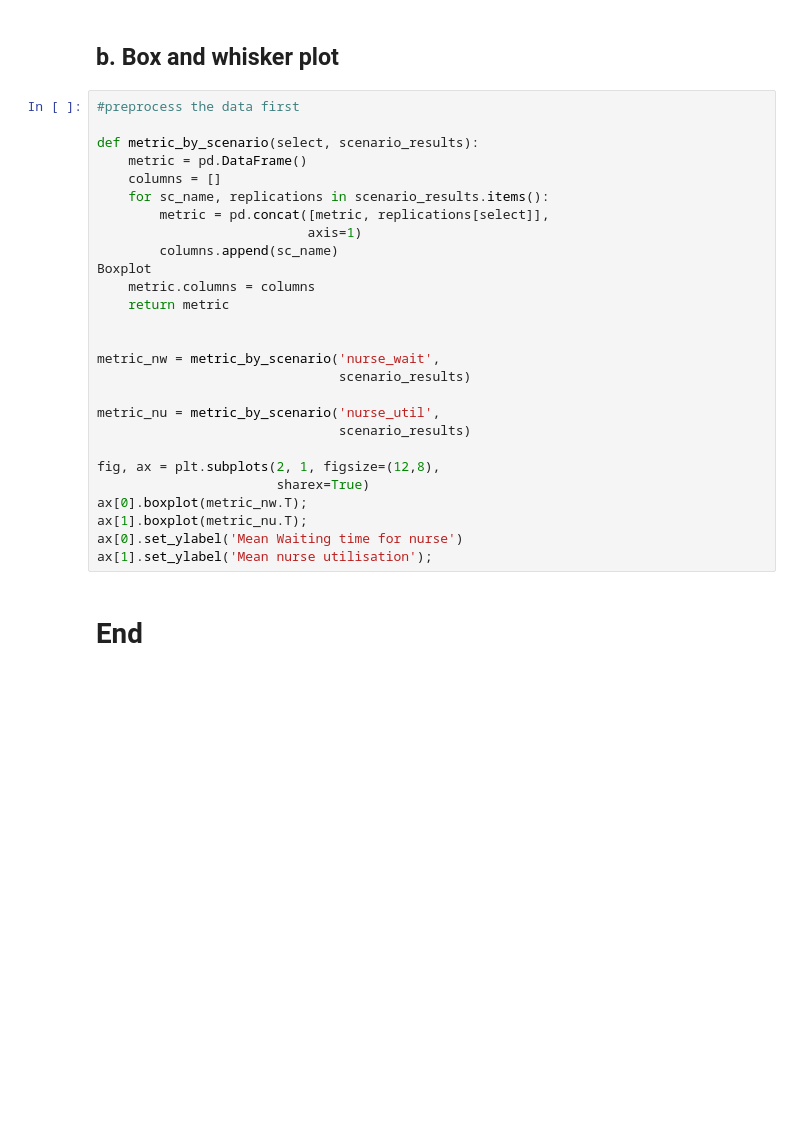
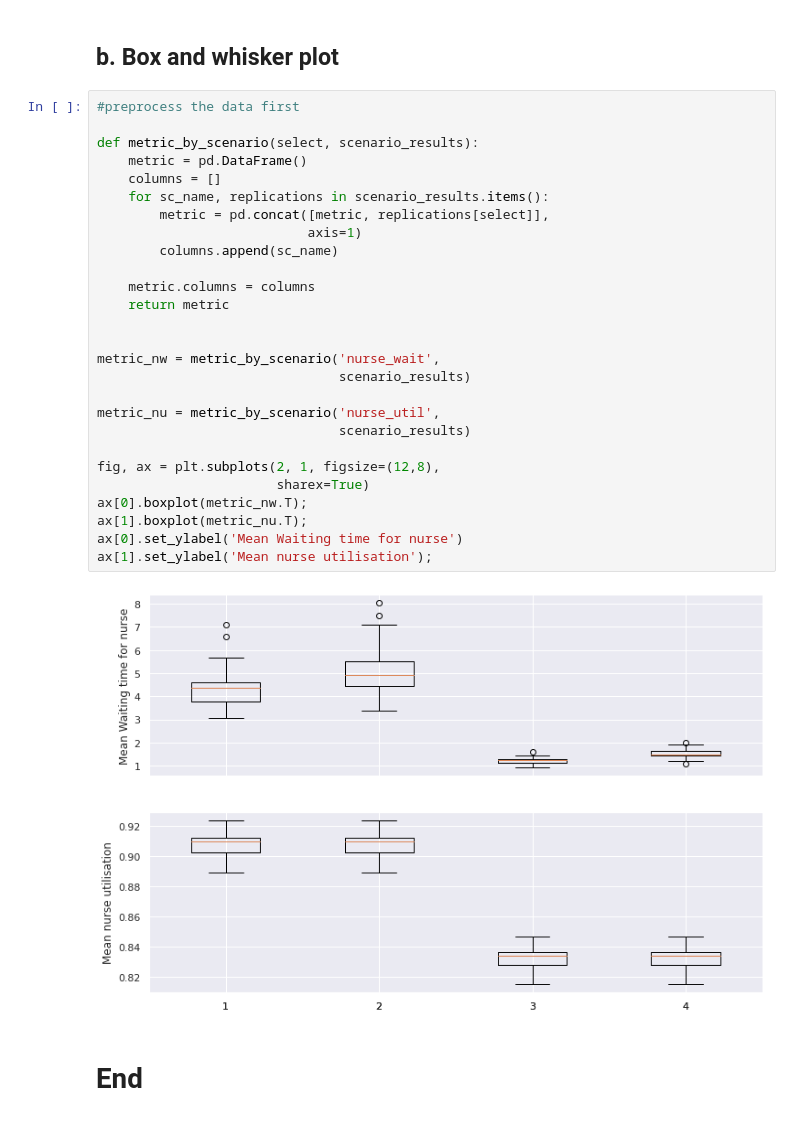
Before and after one commit to health-data-science-OR/stochastic_systems, a Jupyter notebook: labs/simulation/output_analysis/output_analysis_SOLUTIONS.ipynb, the cells around one changed output. Saved outputs shown, nothing was run; the diff lists cells and outputs as text; blank space fills up the shorter version.

```diff
--- a/labs/simulation/output_analysis/output_analysis_SOLUTIONS.ipynb
+++ b/labs/simulation/output_analysis/output_analysis_SOLUTIONS.ipynb
@@ -975,29 +1016,31 @@ ax.set_ylabel('Waiting time for nurse');
 # %%
 #preprocess the data first
 
 def metric_by_scenario(select, scenario_results):
     metric = pd.DataFrame()
     columns = []
     for sc_name, replications in scenario_results.items():
         metric = pd.concat([metric, replications[select]],
                            axis=1)
         columns.append(sc_name)
-Boxplot
+
     metric.columns = columns
     return metric
 
 
 metric_nw = metric_by_scenario('nurse_wait',
                                scenario_results)
 
 metric_nu = metric_by_scenario('nurse_util',
                                scenario_results)
 
 fig, ax = plt.subplots(2, 1, figsize=(12,8),
                        sharex=True)
 ax[0].boxplot(metric_nw.T);
 ax[1].boxplot(metric_nu.T);
 ax[0].set_ylabel('Mean Waiting time for nurse')
 ax[1].set_ylabel('Mean nurse utilisation');
+# %% [output]
+[figure, added]
 # %% [markdown]
 # End
```
Also changed, not shown: parts of 6 cells of this notebook.
